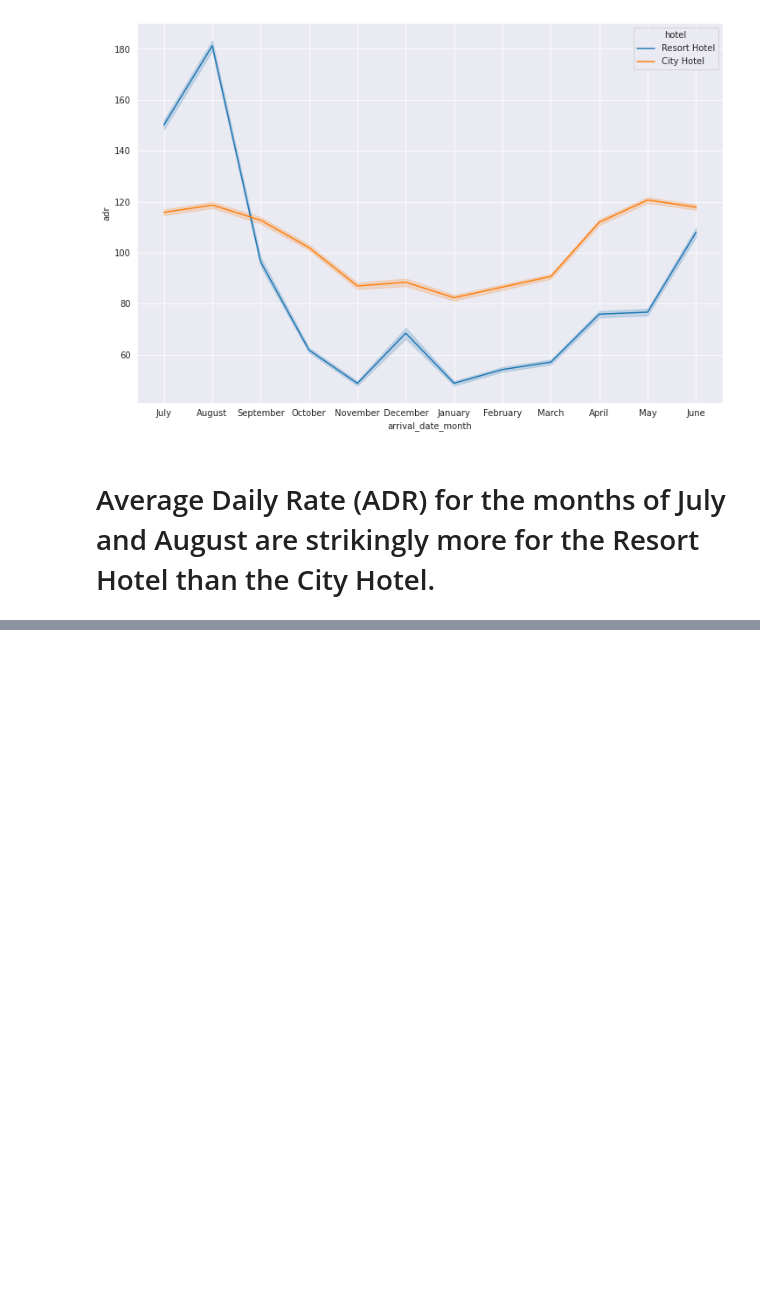
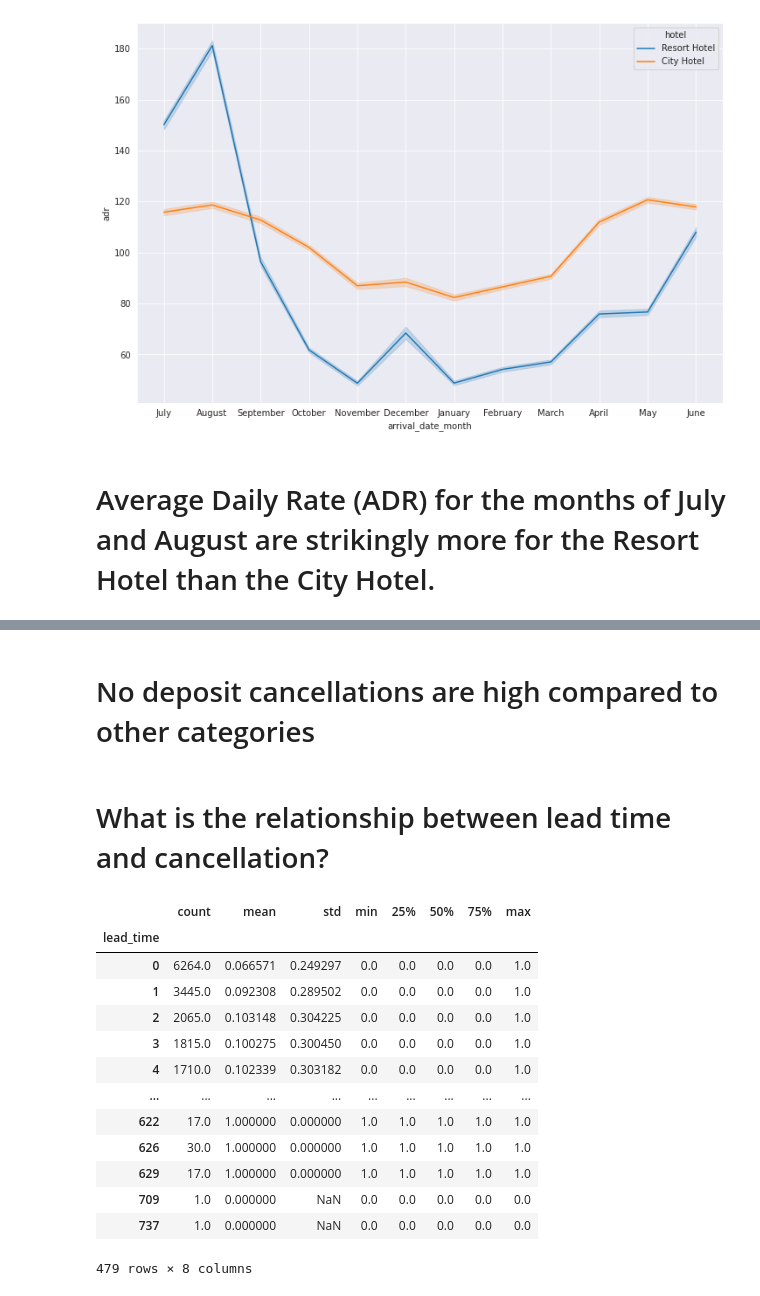
Before and after one commit to ganeshghadge2772/Hotel_Booking, a Jupyter notebook: Hotel_Booking_ipyn.ipynb, the cells around one changed output, grey strips where cells are left out. Saved outputs shown, nothing was run; the diff lists cells and outputs as text; code cells hidden in the pictures; blank space fills up the shorter version.

```diff
--- a/Hotel_Booking_ipyn.ipynb
+++ b/Hotel_Booking_ipyn.ipynb
@@ -396,0 +420,22 @@ sns.lineplot(x = 'arrival_date_month', y = 'adr', hue= 'hotel', data = df_not_ca
+# %% [markdown]
+# No deposit cancellations are high compared to other categories
+# %% [markdown]
+# What is the relationship between lead time and cancellation?
+# %%
+a = df.groupby("lead_time")['is_canceled'].describe()
+a
+# %% [output]
+|  | count | mean | std | min | 25% | 50% | 75% | max |
+| lead_time |  |  |  |  |  |  |  |  |
+| 0 | 6264.0 | 0.066571 | 0.249297 | 0.0 | 0.0 | 0.0 | 0.0 | 1.0 |
+| 1 | 3445.0 | 0.092308 | 0.289502 | 0.0 | 0.0 | 0.0 | 0.0 | 1.0 |
+| 2 | 2065.0 | 0.103148 | 0.304225 | 0.0 | 0.0 | 0.0 | 0.0 | 1.0 |
+| 3 | 1815.0 | 0.100275 | 0.300450 | 0.0 | 0.0 | 0.0 | 0.0 | 1.0 |
+| 4 | 1710.0 | 0.102339 | 0.303182 | 0.0 | 0.0 | 0.0 | 0.0 | 1.0 |
+| ... | ... | ... | ... | ... | ... | ... | ... | ... |
+| 622 | 17.0 | 1.000000 | 0.000000 | 1.0 | 1.0 | 1.0 | 1.0 | 1.0 |
+| 626 | 30.0 | 1.000000 | 0.000000 | 1.0 | 1.0 | 1.0 | 1.0 | 1.0 |
+| 629 | 17.0 | 1.000000 | 0.000000 | 1.0 | 1.0 | 1.0 | 1.0 | 1.0 |
+| 709 | 1.0 | 0.000000 | NaN | 0.0 | 0.0 | 0.0 | 0.0 | 0.0 |
+| 737 | 1.0 | 0.000000 | NaN | 0.0 | 0.0 | 0.0 | 0.0 | 0.0 |
+479 rows × 8 columns
```
Also changed, not shown: parts of 11 cells of this notebook.
